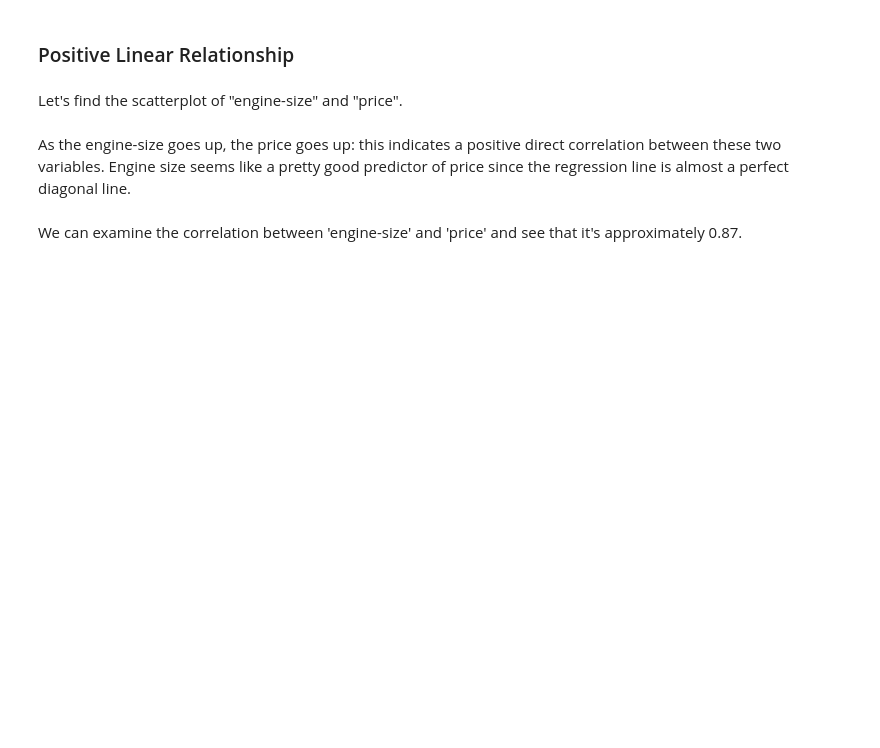
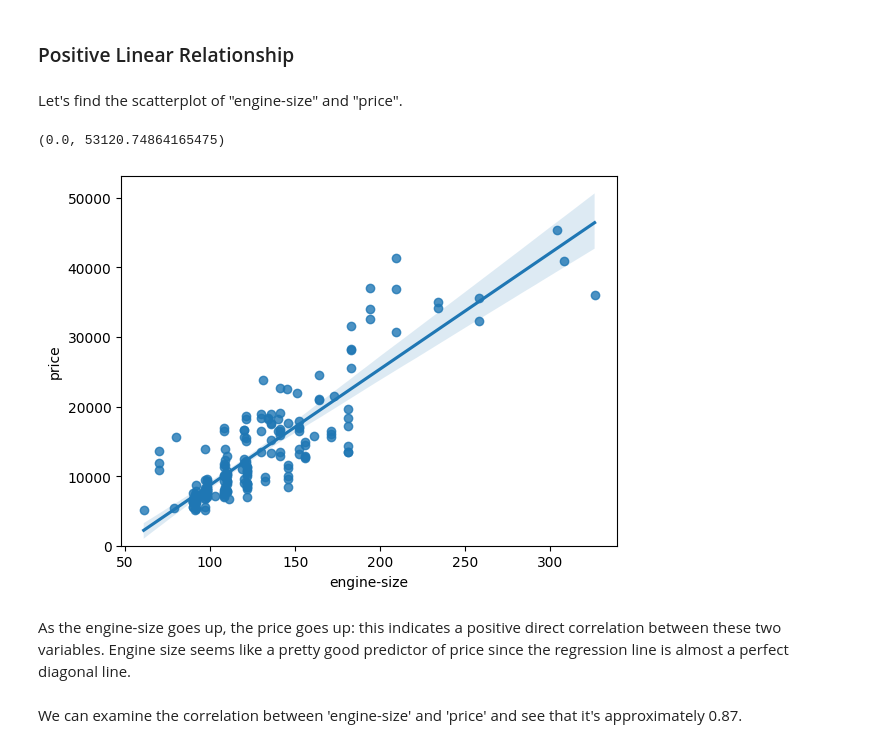
Before and after one commit to RealRinzin/Exploratory-Data-Analysis-EDA, a Jupyter notebook: 1. Exploratory_data_analysis_cars.ipynb, the cells around one changed output. Saved outputs shown, nothing was run; the diff lists cells and outputs as text; code cells hidden in the pictures; blank space fills up the shorter version.

```diff
--- a/1. Exploratory_data_analysis_cars.ipynb
+++ b/1. Exploratory_data_analysis_cars.ipynb
@@ -158,8 +161,11 @@ df[['bore', 'stroke', 'compression-ratio', 'horsepower']].corr()
 Let's find the scatterplot of "engine-size" and "price".
 # %%
 # Engine size as potential predictor variable of price
-sns.regplot(x="engine-size", y="price", data=df)
+sns.regplot(x="engine-size", y="price", data=df_automobile)
 plt.ylim(0,)
+# %% [output]
+(0.0, 53120.74864165475)
+[figure, added]
 # %% [markdown]
 <p>As the engine-size goes up, the price goes up: this indicates a positive direct correlation between these two variables. Engine size seems like a pretty good predictor of price since the regression line is almost a perfect diagonal line.</p>
 # %% [markdown]
```
Also changed, not shown: parts of 40 cells of this notebook, 5 other files.
